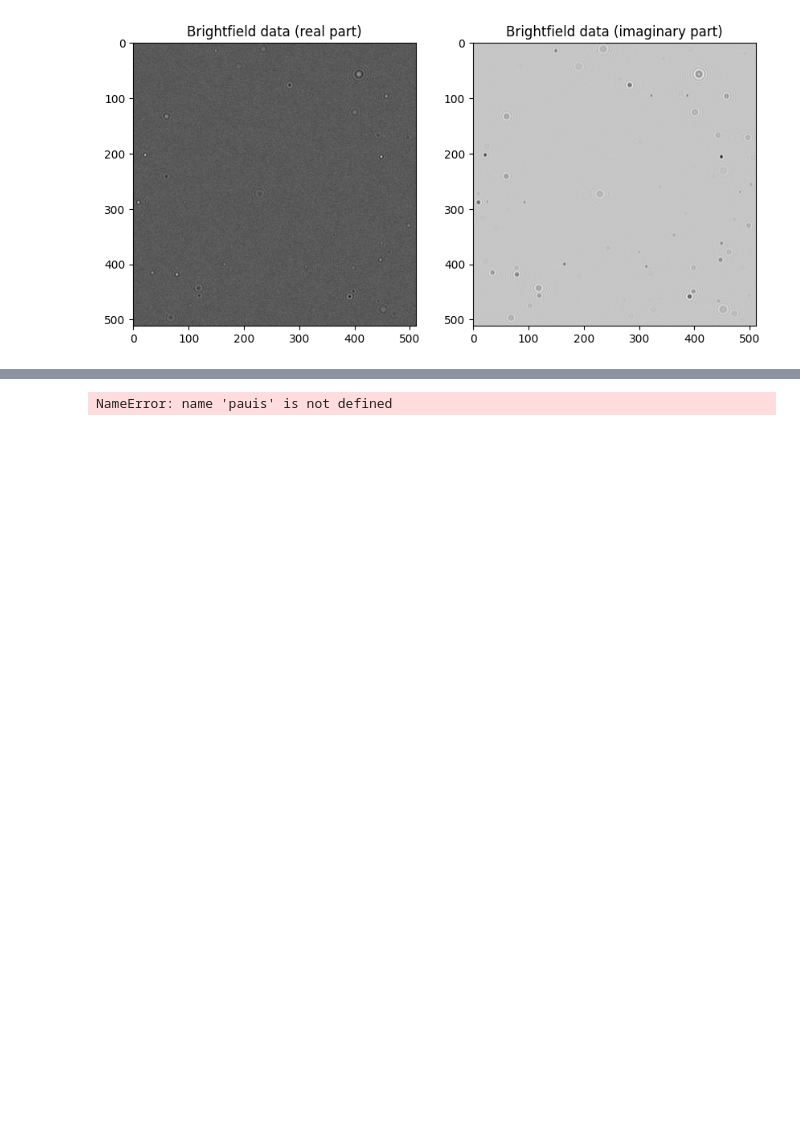
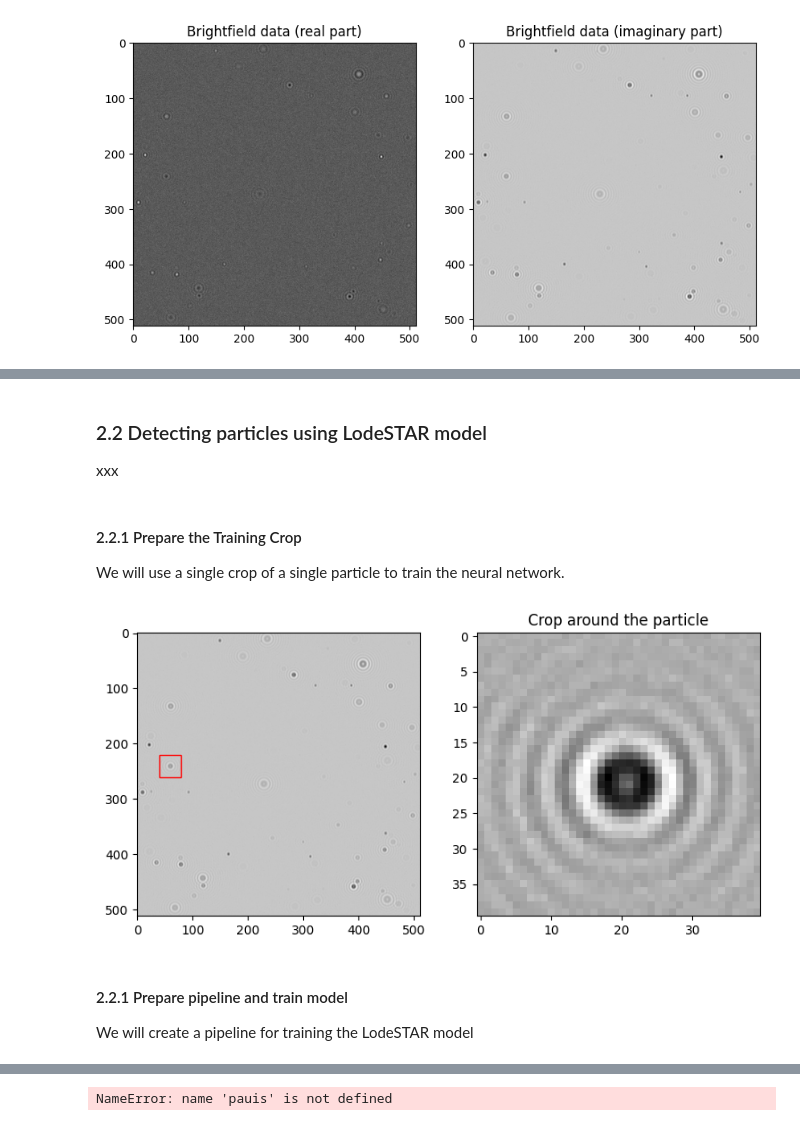
Before and after one commit to softmatterlab/OpticalCharacterizationNanoparticles, a Jupyter notebook: example_analysis/Brightfield_analysis.ipynb, the cells around one changed output, grey strips where cells are left out. Drawn from its saved outputs; the diff is of its cells as text; code cells hidden in the pictures; blank space fills up the shorter version.

```diff
--- a/example_analysis/Brightfield_analysis.ipynb
+++ b/example_analysis/Brightfield_analysis.ipynb
@@ -76,0 +96,37 @@ Text(0.5, 1.0, 'Radial Variance Transform')
+# %% [markdown]
+### 2.2 Detecting particles using LodeSTAR model
+
+xxx
+# %% [markdown]
+#### 2.2.1  Prepare the Training Crop
+We will use a single crop of a single particle to train the neural network.
+# %%
+import matplotlib.patches as patches
+
+crop_size = 40
+labels_idx = 14
+
+# We crop the image around the particle (based on the labels) - One could also use the detections or manually select a particle.
+crop_x0 = int(labels[labels_idx, 0] - crop_size/2)
+crop_y0 = int(labels[labels_idx, 1] - crop_size/2)
+
+crop = data[crop_x0:crop_x0 + crop_size, crop_y0:crop_y0 + crop_size, :]
+
+plt.figure(figsize=(9, 6))
+
+plt.subplot(1, 2, 1)
+plt.imshow(data[...,1], cmap="gray")
+plt.gca().add_patch(patches.Rectangle((crop_y0, crop_x0), crop_size, crop_size,
+                                      linewidth=1, edgecolor="r",
+                                      facecolor="none"))
+
+plt.subplot(1, 2, 2)
+plt.title("Crop around the particle")
+plt.imshow(crop[...,1], cmap="gray")
+
+plt.show()
+# %% [output]
+[figure, added]
+# %% [markdown]
+#### 2.2.1  Prepare pipeline and train model
+We will create a pipeline for training the LodeSTAR model
```
Also changed, not shown: parts of 25 cells of this notebook, 1 other file.
